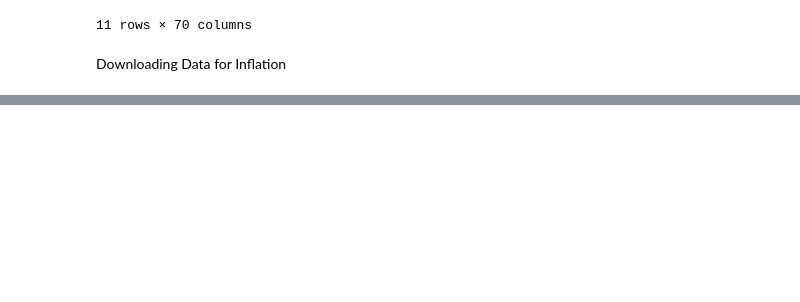
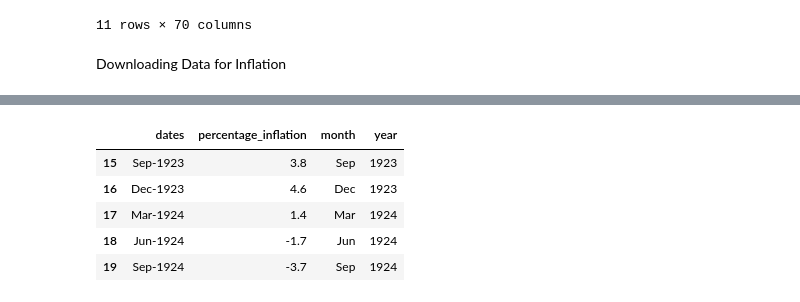
Before and after one commit to MAST30034-Applied-Data-Science/generic-buy-now-pay-later-project-group-10-bnpl, a Jupyter notebook: notebooks/external_datasets.ipynb, the cells around one changed output, grey strips where cells are left out. Cells and saved outputs as stored; diff of their text form; code cells hidden in the pictures; blank space fills up the shorter version.

```diff
--- a/notebooks/external_datasets.ipynb
+++ b/notebooks/external_datasets.ipynb
@@ -95,0 +128,3 @@ inflation_pd.head(20)
+# %%
+dates_pd = inflation_cleaned_pd['dates'].str.split('-', expand = True)
+dates_pd.head(5)
@@ -95,0 +153,9 @@ inflation_pd.head(20)
+# %%
+inflation_cleaned_pd.head(5)
+# %% [output]
+|  | dates | percentage_inflation | month | year |
+| 15 | Sep-1923 | 3.8 | Sep | 1923 |
+| 16 | Dec-1923 | 4.6 | Dec | 1923 |
+| 17 | Mar-1924 | 1.4 | Mar | 1924 |
+| 18 | Jun-1924 | -1.7 | Jun | 1924 |
+| 19 | Sep-1924 | -3.7 | Sep | 1924 |
```
Also changed, not shown: parts of 16 cells of this notebook, 3 other files.
